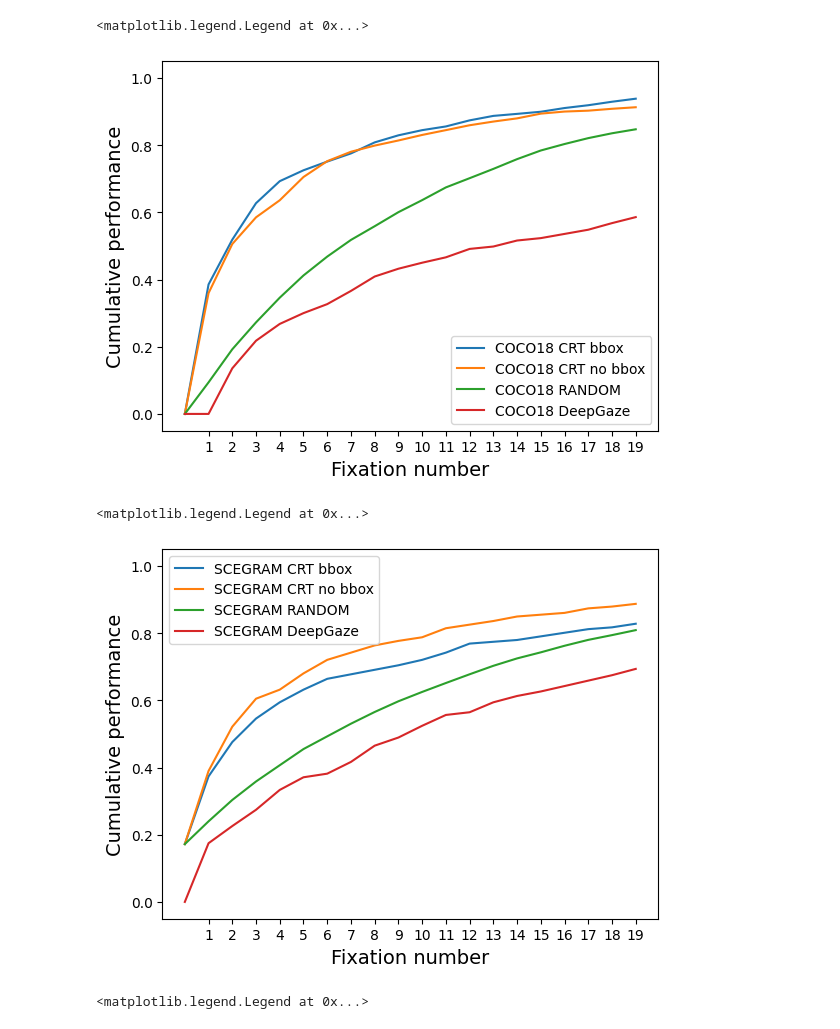
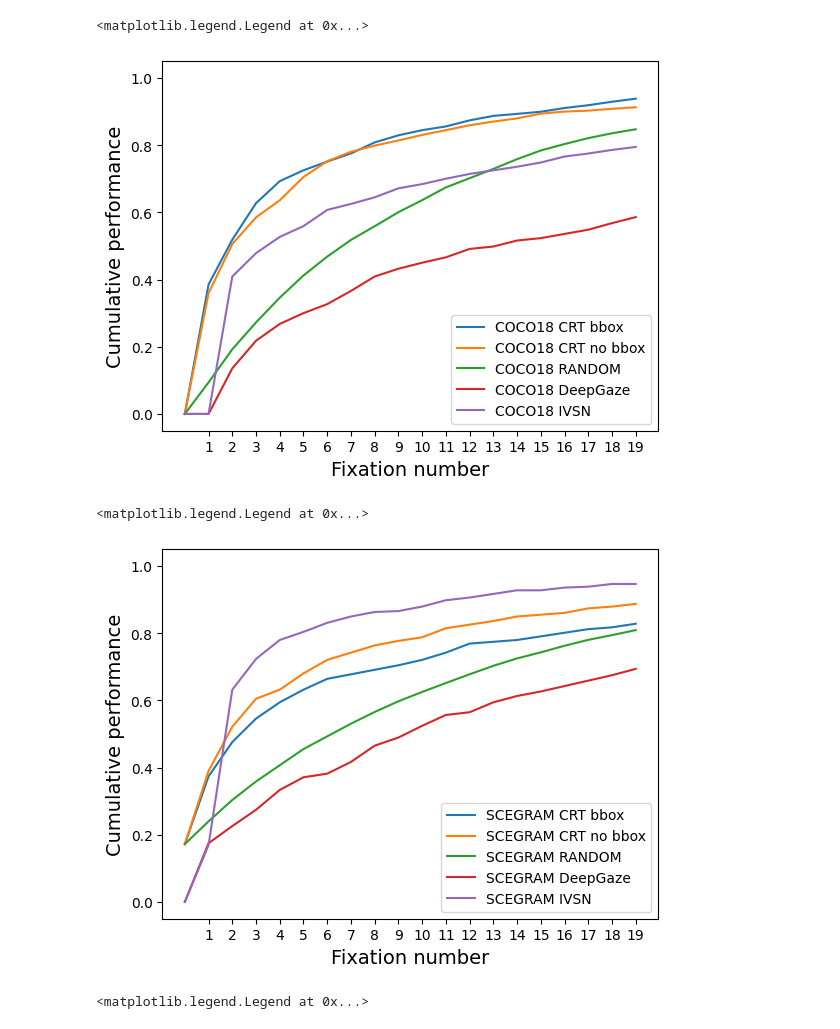
Before and after one commit to tuanisworkingonsomeprojects/TCT-visual-search, a Jupyter notebook: TCT notebooks/[Result].ipynb, the cells around one changed output. Cells and saved outputs as stored; diff of their text form; code cells hidden in the pictures.

```diff
--- a/TCT notebooks/[Result].ipynb
+++ b/TCT notebooks/[Result].ipynb
@@ -28,6 +28,9 @@ ContextBreak_result_RANDOM = '../results/NGTU[ContextBreak_CRT_bbox_PE_RANDOM]pe
 coco_deepgaze_result    = '../results/coco_deepgaze3_accu_performance.pkl'
 scegram_deepgaze_result = '../results/SCEGRAM/SCEGRAM(invariant_bin1_2)_deepgaze_res.pkl'
 natural_deepgaze_result = '../results/naturaldesign_deepgaze3_accu_performance.pkl'
+
+coco_IVSN_result    = '../results/COCO/coco_IVSN_OR_accu_performance.pkl'
+scegram_IVSN_result = '../results/SCEGRAM/SCEGRAM(invariant_bin1_2)_IVSN_res.pkl'
 # %%
 results = {}
 
@@ -75,6 +78,12 @@ with open(scegram_deepgaze_result, 'rb') as file:
 
 with open(natural_deepgaze_result, 'rb') as file:
     results['natural_DeepGaze'] = {'DeepGaze': pickle.load(file)}
+
+with open(coco_IVSN_result, 'rb') as file:
+    results['COCO_IVSN'] = {'IVSN': pickle.load(file)}
+
+with open(scegram_IVSN_result, 'rb') as file:
+    results['SCEGRAM_IVSN'] = {'IVSN': pickle.load(file)['combined_accu']}
 # %%
 plt.xticks(range(1, 21))
 plt.ylim([-0.05, 1.05])
@@ -85,6 +94,8 @@ plt.plot(results['COCO18_RANDOM']['TCT'],  label='COCO18 RANDOM')
 
 plt.plot(results['COCO_DeepGaze']['DeepGaze'][:20],  label='COCO18 DeepGaze')
 
+plt.plot(results['COCO_IVSN']['IVSN'][:20], label='COCO18 IVSN')
+
 
 plt.xlabel('Fixation number', fontsize=14)
 plt.ylabel('Cumulative performance', fontsize=14)
@@ -92,23 +103,24 @@ plt.ylabel('Cumulative performance', fontsize=14)
 plt.legend()
 # %% [output]
 <matplotlib.legend.Legend at 0x...>
-[figure, old version]
+[figure, new version]
 # %%
 plt.xticks(range(1, 21))
 plt.ylim([-0.05, 1.05])
 
 plt.plot(results['SCEGRAM_bbox']['TCT'],    label='SCEGRAM CRT bbox')
 plt.plot(results['SCEGRAM_no_bbox']['TCT'], label='SCEGRAM CRT no bbox')
 plt.plot(results['SCEGRAM_RANDOM']['TCT'],  label='SCEGRAM RANDOM')
 plt.plot(results['SCEGRAM_DeepGaze']['DeepGaze'][:20], label='SCEGRAM DeepGaze')
+plt.plot(results['SCEGRAM_IVSN']['IVSN'][:20], label='SCEGRAM IVSN')
 
 plt.xlabel('Fixation number', fontsize=14)
 plt.ylabel('Cumulative performance', fontsize=14)
 
 plt.legend()
 # %% [output]
 <matplotlib.legend.Legend at 0x...>
-[figure, old version]
+[figure, new version]
 # %%
 plt.xticks(range(1, 21))
 plt.ylim([-0.05, 1.05])
```
Also changed, not shown: 6 other files.
